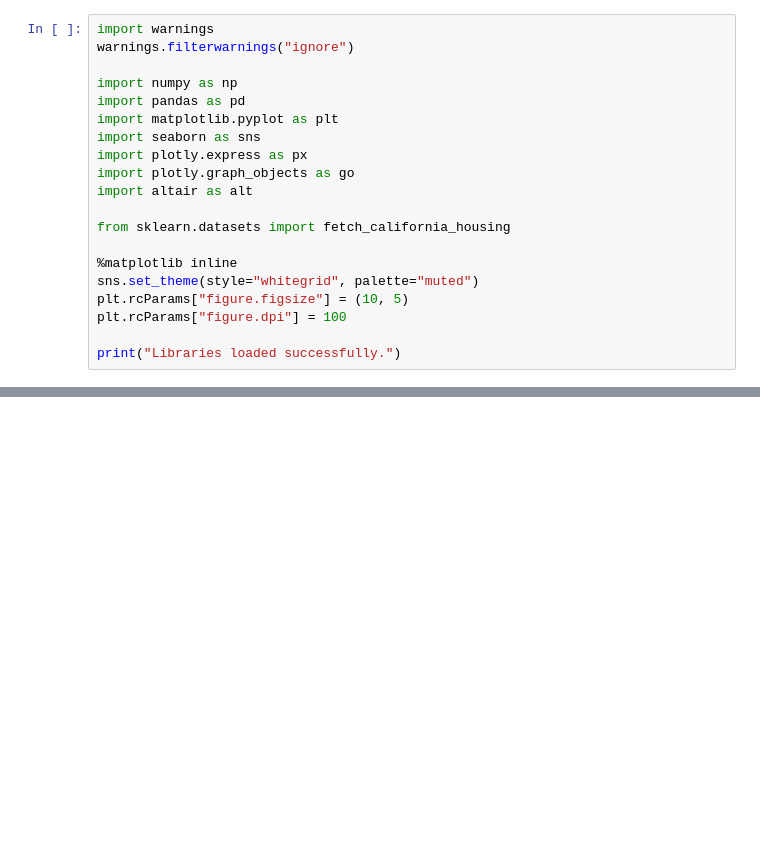
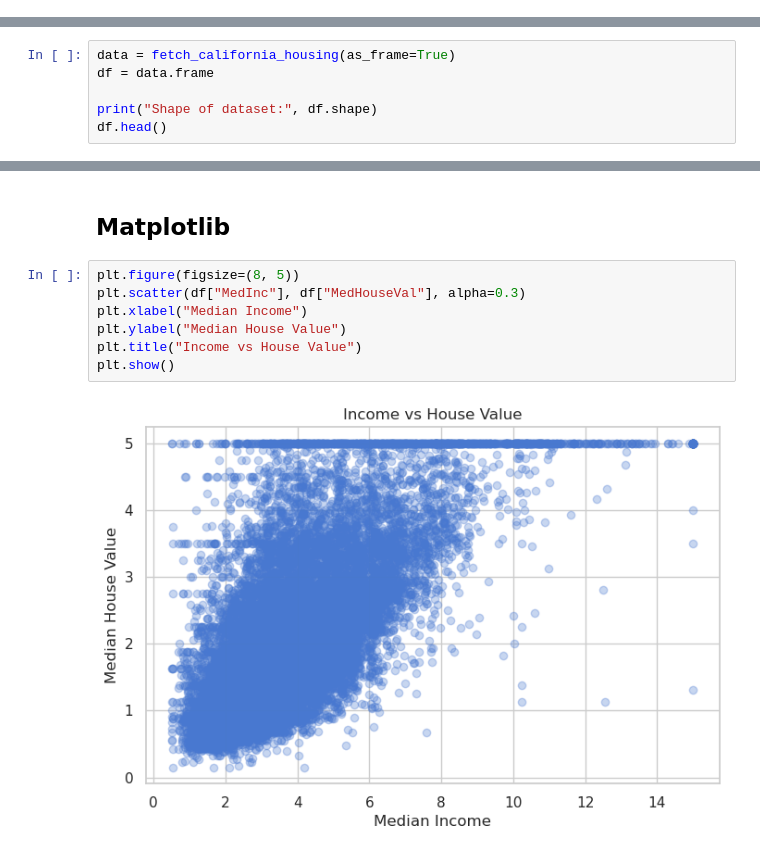
Before and after one commit to Graviton17/ML-Lab, a Jupyter notebook: Experiment-1/Lab_Assignment_1_Data_Visualization.ipynb, the cells around one changed output, grey strips where cells are left out. Saved outputs shown, nothing was run; the diff lists cells and outputs as text; blank space fills up the shorter version.

```diff
--- a/Experiment-1/Lab_Assignment_1_Data_Visualization.ipynb
+++ b/Experiment-1/Lab_Assignment_1_Data_Visualization.ipynb
@@ -23,20 +0,0 @@ In this lab we analyze the **California Housing** dataset using four Python visu
-# %%
-import warnings
-warnings.filterwarnings("ignore")
-
-import numpy as np
-import pandas as pd
-import matplotlib.pyplot as plt
-import seaborn as sns
-import plotly.express as px
-import plotly.graph_objects as go
-import altair as alt
-
-from sklearn.datasets import fetch_california_housing
-
-%matplotlib inline
-sns.set_theme(style="whitegrid", palette="muted")
-plt.rcParams["figure.figsize"] = (10, 5)
-plt.rcParams["figure.dpi"] = 100
-
-print("Libraries loaded successfully.")
@@ -516,0 +11,6 @@ No single tool is best for every task. Choosing the right visualization library
+# %%
+data = fetch_california_housing(as_frame=True)
+df = data.frame
+
+print("Shape of dataset:", df.shape)
+df.head()
@@ -516,0 +37,11 @@ No single tool is best for every task. Choosing the right visualization library
+# %% [markdown]
+## Matplotlib
+# %%
+plt.figure(figsize=(8, 5))
+plt.scatter(df["MedInc"], df["MedHouseVal"], alpha=0.3)
+plt.xlabel("Median Income")
+plt.ylabel("Median House Value")
+plt.title("Income vs House Value")
+plt.show()
+# %% [output]
+[figure, added]
```
Also changed, not shown: parts of 36 cells of this notebook.
